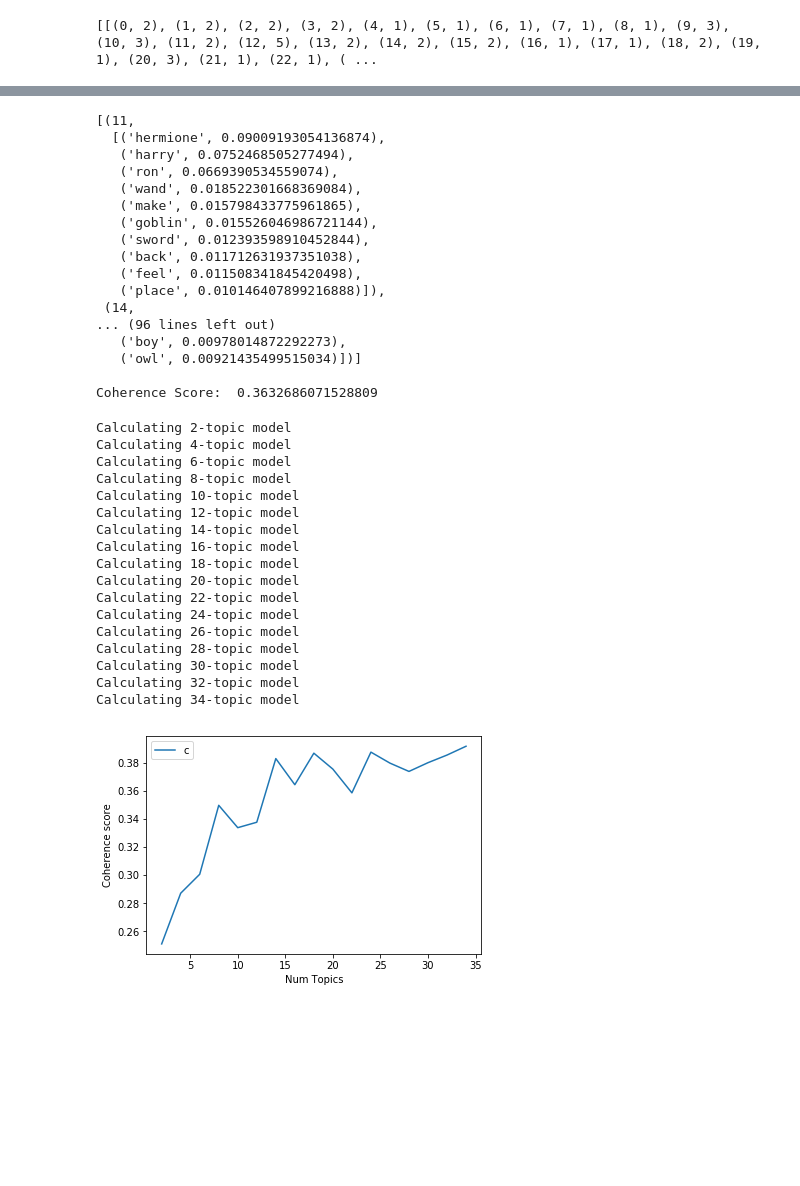
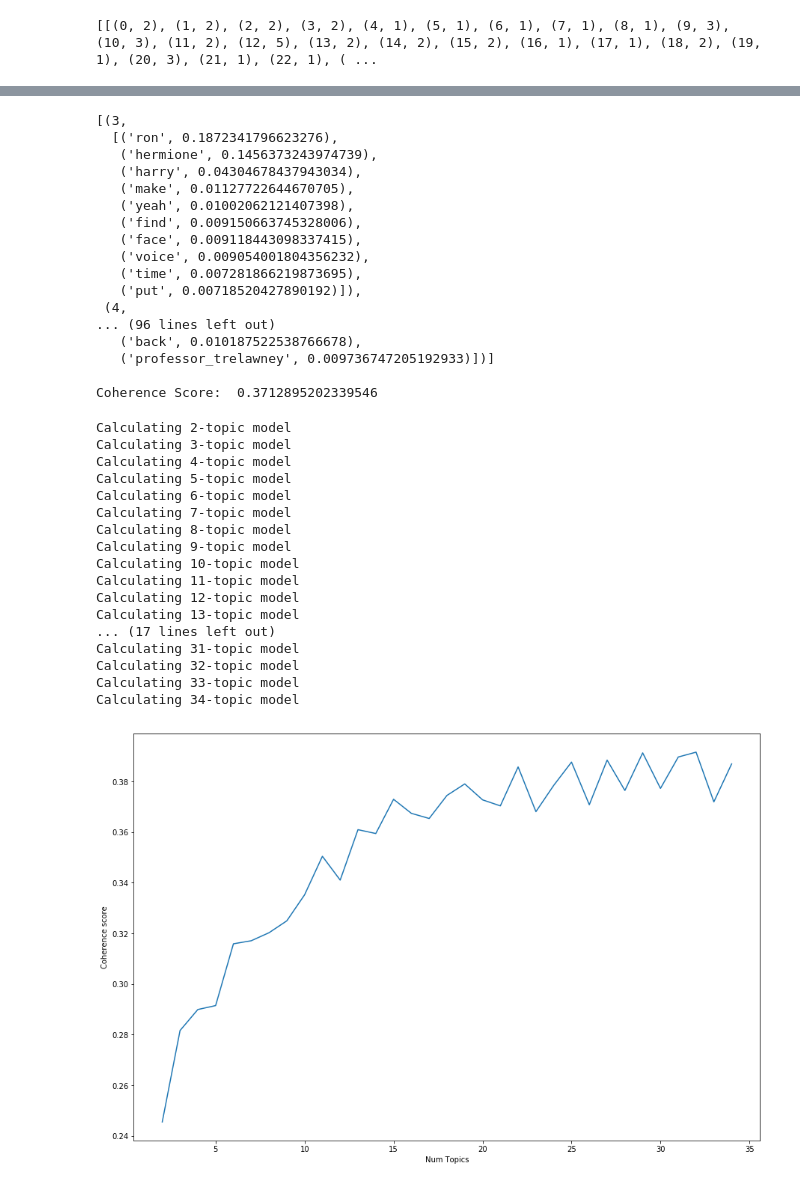
Before and after one commit to raffg/harry_potter_nlp, a Jupyter notebook: LDA.ipynb, the cells around one changed output, grey strips where cells are left out. Cells and saved outputs as stored; diff of their text form; code cells hidden in the pictures; blank space fills up the shorter version.

```diff
--- a/LDA.ipynb
+++ b/LDA.ipynb
@@ -47,7 +47,7 @@ hp = defaultdict(dict)
 for book in books:
     title = book[28:-4]
     with open(book, 'r') as f:
-        text = f.read().replace('&rsquo;',"'")
+        text = f.read().replace('&rsquo;', "'").replace('&lsquo;', "'")
     chapters = re.findall(pattern, text, re.DOTALL)
     chap = 0
     for chapter in chapters:
@@ -113,0 +114,6 @@ for book in hp:
+# %%
+book = books[0][28:-4]
+for chapter in hp[book]:
+    print(hp[book][chapter][0])
+    print(hp[book][chapter][1])
+    print()
@@ -286,23 +314,23 @@ coherence_model_ldamallet = CoherenceModel(model=ldamallet, texts=data_lemmatize
 coherence_ldamallet = coherence_model_ldamallet.get_coherence()
 print('\nCoherence Score: ', coherence_ldamallet)
 # %% [output]
-[(11,
-  [('hermione', 0.09009193054136874),
-   ('harry', 0.0752468505277494),
-   ('ron', 0.0669390534559074),
-   ('wand', 0.018522301668369084),
-   ('make', 0.015798433775961865),
-   ('goblin', 0.015526046986721144),
-   ('sword', 0.012393598910452844),
-   ('back', 0.011712631937351038),
-   ('feel', 0.011508341845420498),
-   ('place', 0.010146407899216888)]),
- (14,
+[(3,
+  [('ron', 0.1872341796623276),
+   ('hermione', 0.1456373243974739),
+   ('harry', 0.04304678437943034),
+   ('make', 0.01127722644670705),
+   ('yeah', 0.01002062121407398),
+   ('find', 0.009150663745328006),
+   ('face', 0.009118443098337415),
+   ('voice', 0.009054001804356232),
+   ('time', 0.007281866219873695),
+   ('put', 0.00718520427890192)]),
+ (4,
 ... (96 lines left out)
-   ('boy', 0.00978014872292273),
-   ('owl', 0.00921435499515034)])]
+   ('back', 0.010187522538766678),
+   ('professor_trelawney', 0.009736747205192933)])]
 
-Coherence Score:  0.3632686071528809
+Coherence Score:  0.3712895202339546
 # %%
 def compute_coherence_values(dictionary, corpus, texts, limit, start=2, step=3):
     """
@@ -332,7 +360,7 @@ def compute_coherence_values(dictionary, corpus, texts, limit, start=2, step=3):
     return model_list, coherence_values
 # %%
 # Can take a long time to run.
-limit=35; start=2; step=2;
+limit=35; start=2; step=1;
 model_list, coherence_values = compute_coherence_values(dictionary=id2word,
                                                         corpus=corpus,
                                                         texts=data_lemmatized,
@@ -341,32 +369,33 @@ model_list, coherence_values = compute_coherence_values(dictionary=id2word,
                                                         step=step)
 # %% [output]
 Calculating 2-topic model
+Calculating 3-topic model
 Calculating 4-topic model
+Calculating 5-topic model
 Calculating 6-topic model
+Calculating 7-topic model
 Calculating 8-topic model
+Calculating 9-topic model
 Calculating 10-topic model
+Calculating 11-topic model
 Calculating 12-topic model
-Calculating 14-topic model
-Calculating 16-topic model
-Calculating 18-topic model
-Calculating 20-topic model
-Calculating 22-topic model
-Calculating 24-topic model
-Calculating 26-topic model
-Calculating 28-topic model
-Calculating 30-topic model
+Calculating 13-topic model
+... (17 lines left out)
+Calculating 31-topic model
 Calculating 32-topic model
+Calculating 33-topic model
 Calculating 34-topic model
 # %%
 # Show graph
 x = range(start, limit, step)
+plt.figure(figsize=(15, 10))
 plt.plot(x, coherence_values)
 plt.xlabel("Num Topics")
 plt.ylabel("Coherence score")
-plt.legend(("coherence_values"), loc='best')
+# plt.legend(("coherence_values"), loc='best')
 plt.show()
 # %% [output]
-[figure, old version]
+[figure, new version]
 # %%
 # Print the coherence scores
 for m, cv in zip(x, coherence_values):
```
Also changed, not shown: parts of 19 cells of this notebook, 5 other files.
